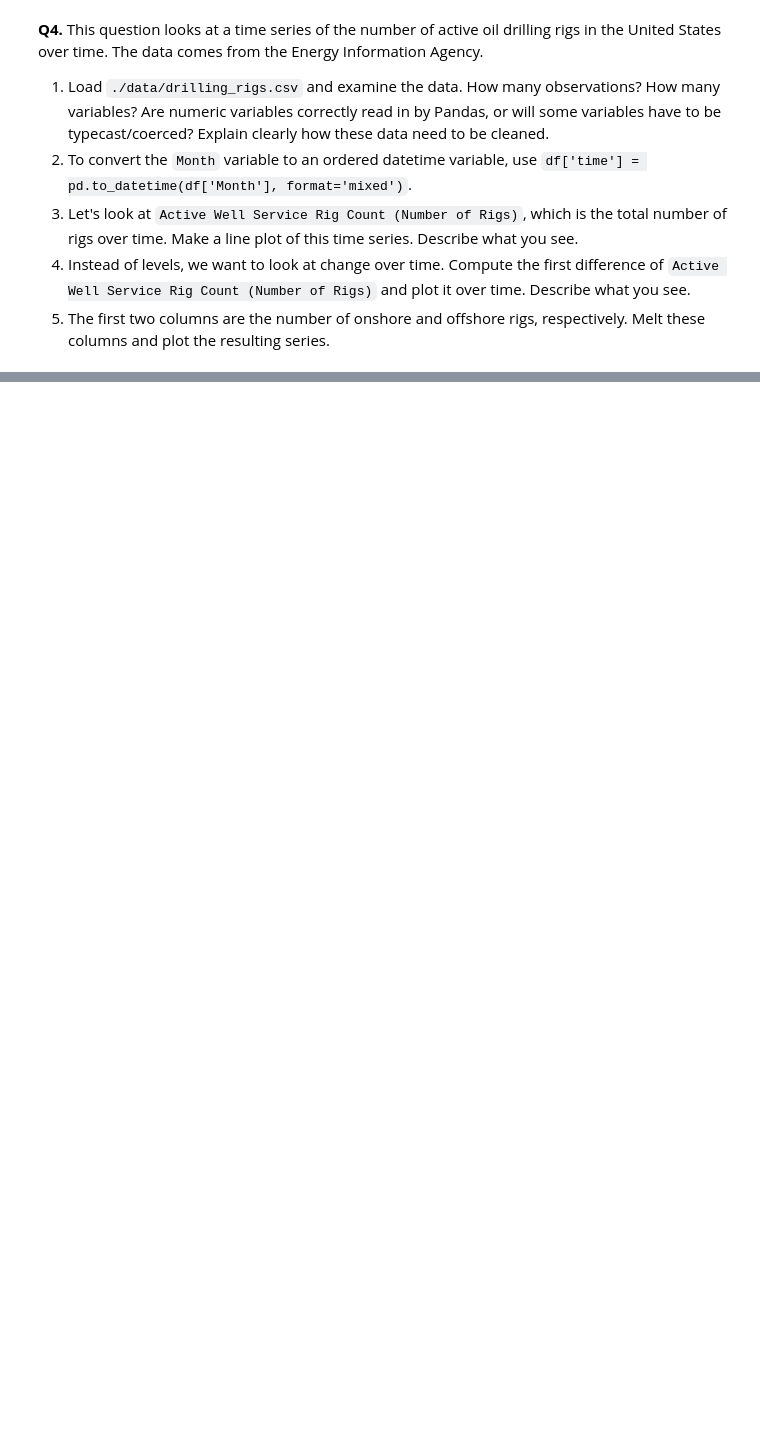
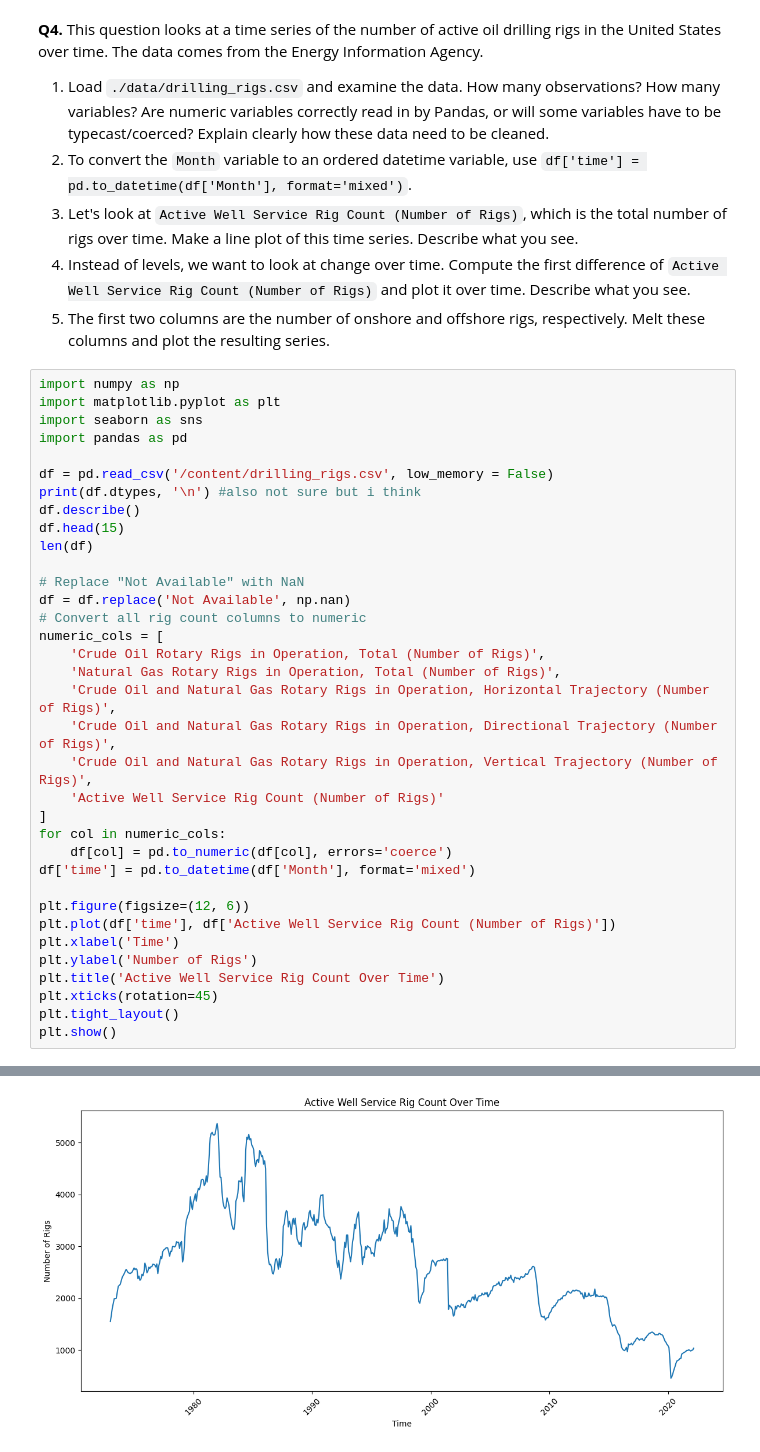
Before and after one commit to allyoshea/EDA, a Jupyter notebook: assignment/assignment.ipynb, the cells around one changed output, grey strips where cells are left out. Drawn from its saved outputs; the diff is of its cells as text; blank space fills up the shorter version.

```diff
--- a/assignment/assignment.ipynb
+++ b/assignment/assignment.ipynb
@@ -604,3 +606,39 @@ After applying a log transformation, the Price variable shows much better scalin
 3. Let's look at `Active Well Service Rig Count (Number of Rigs)`, which is the total number of rigs over time. Make a line plot of this time series. Describe what you see.
 4. Instead of levels, we want to look at change over time. Compute the first difference of  `Active Well Service Rig Count (Number of Rigs)` and plot it over time. Describe what you see.
 5. The first two columns are the number of onshore and offshore rigs, respectively. Melt these columns and plot the resulting series.
+# %%
+import numpy as np
+import matplotlib.pyplot as plt
+import seaborn as sns
+import pandas as pd
+
+df = pd.read_csv('/content/drilling_rigs.csv', low_memory = False)
+print(df.dtypes, '\n') #also not sure but i think
+df.describe()
+df.head(15)
+len(df)
+
+# Replace "Not Available" with NaN
+df = df.replace('Not Available', np.nan)
+# Convert all rig count columns to numeric
+numeric_cols = [
+    'Crude Oil Rotary Rigs in Operation, Total (Number of Rigs)',
+    'Natural Gas Rotary Rigs in Operation, Total (Number of Rigs)',
+    'Crude Oil and Natural Gas Rotary Rigs in Operation, Horizontal Trajectory (Number of Rigs)',
+    'Crude Oil and Natural Gas Rotary Rigs in Operation, Directional Trajectory (Number of Rigs)',
+    'Crude Oil and Natural Gas Rotary Rigs in Operation, Vertical Trajectory (Number of Rigs)',
+    'Active Well Service Rig Count (Number of Rigs)'
+]
+for col in numeric_cols:
+    df[col] = pd.to_numeric(df[col], errors='coerce')
+df['time'] = pd.to_datetime(df['Month'], format='mixed')
+
+plt.figure(figsize=(12, 6))
+plt.plot(df['time'], df['Active Well Service Rig Count (Number of Rigs)'])
+plt.xlabel('Time')
+plt.ylabel('Number of Rigs')
+plt.title('Active Well Service Rig Count Over Time')
+plt.xticks(rotation=45)
+plt.tight_layout()
+plt.show()
+# %% [output]
@@ -606,0 +656 @@ After applying a log transformation, the Price variable shows much better scalin
+[figure, added]
```
Also changed, not shown: parts of 3 cells of this notebook.
